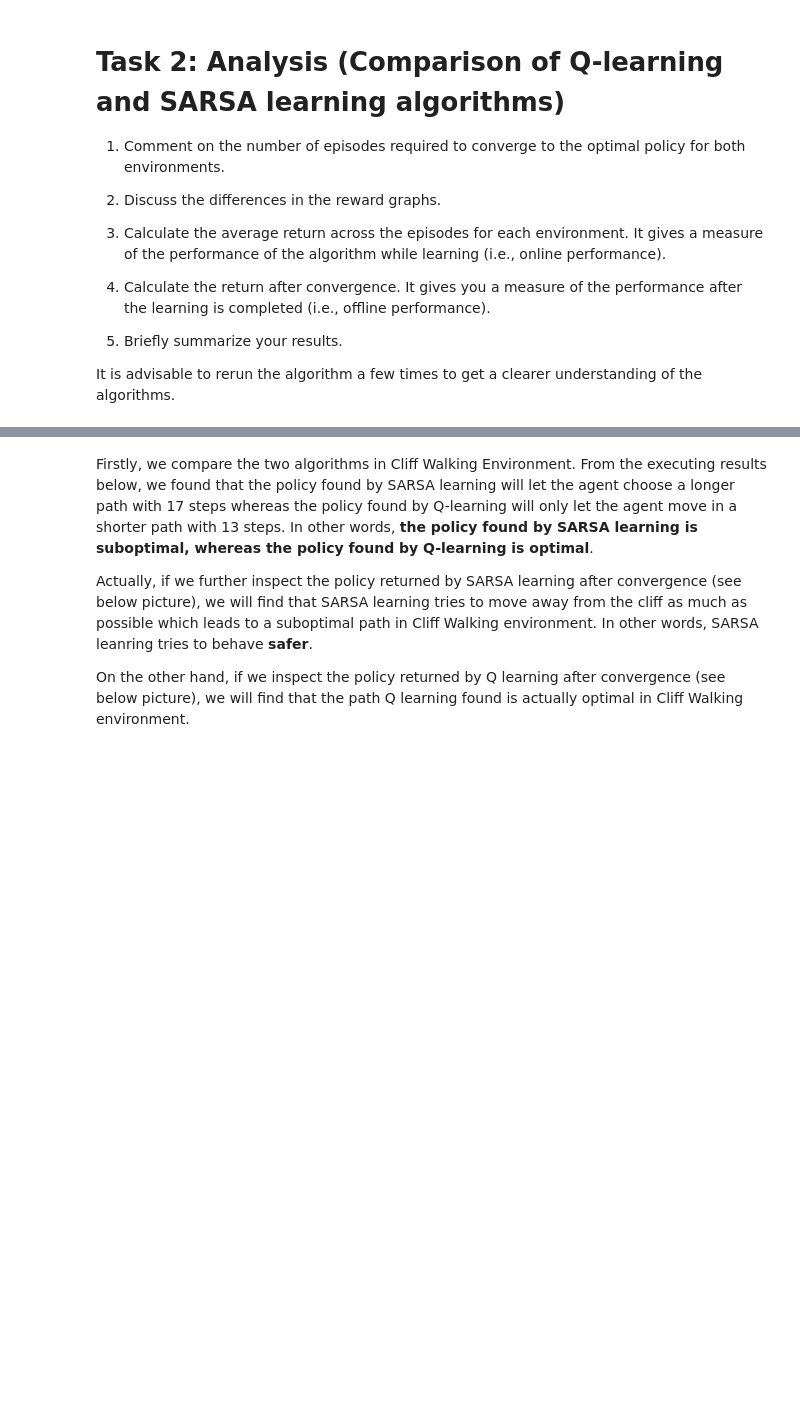
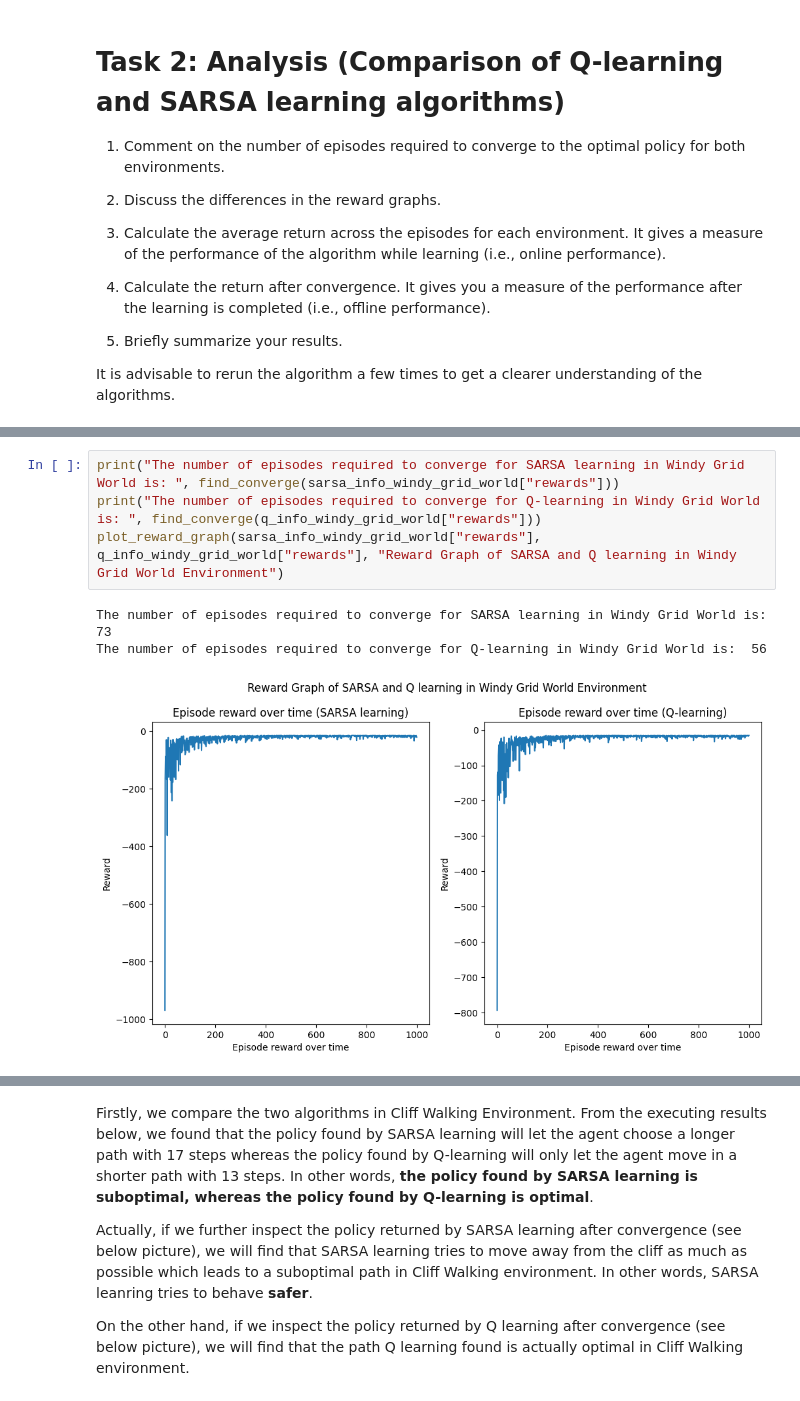
Before and after one commit to Hanjianlee/IT5005, a Jupyter notebook: assignment3/IT5005_AI_Assignment 3-3.ipynb, the cells around one changed output, grey strips where cells are left out. Drawn from its saved outputs; the diff is of its cells as text; blank space fills up the shorter version.

```diff
--- a/assignment3/IT5005_AI_Assignment 3-3.ipynb
+++ b/assignment3/IT5005_AI_Assignment 3-3.ipynb
@@ -745,0 +832,8 @@ gamma = 1
+# %%
+print("The number of episodes required to converge for SARSA learning in Windy Grid World is: ", find_converge(sarsa_info_windy_grid_world["rewards"]))
+print("The number of episodes required to converge for Q-learning in Windy Grid World is: ", find_converge(q_info_windy_grid_world["rewards"]))
+plot_reward_graph(sarsa_info_windy_grid_world["rewards"], q_info_windy_grid_world["rewards"], "Reward Graph of SARSA and Q learning in Windy Grid World Environment")
+# %% [output]
+The number of episodes required to converge for SARSA learning in Windy Grid World is:  73
+The number of episodes required to converge for Q-learning in Windy Grid World is:  56
+[figure, added]
```
Also changed, not shown: parts of 37 cells of this notebook.
